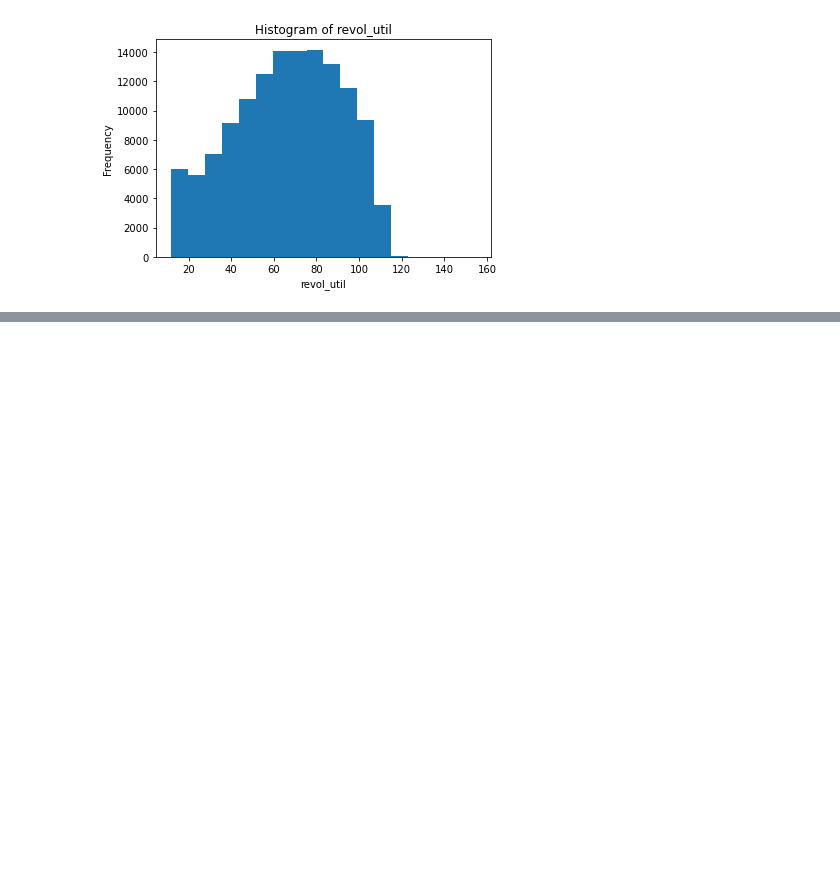
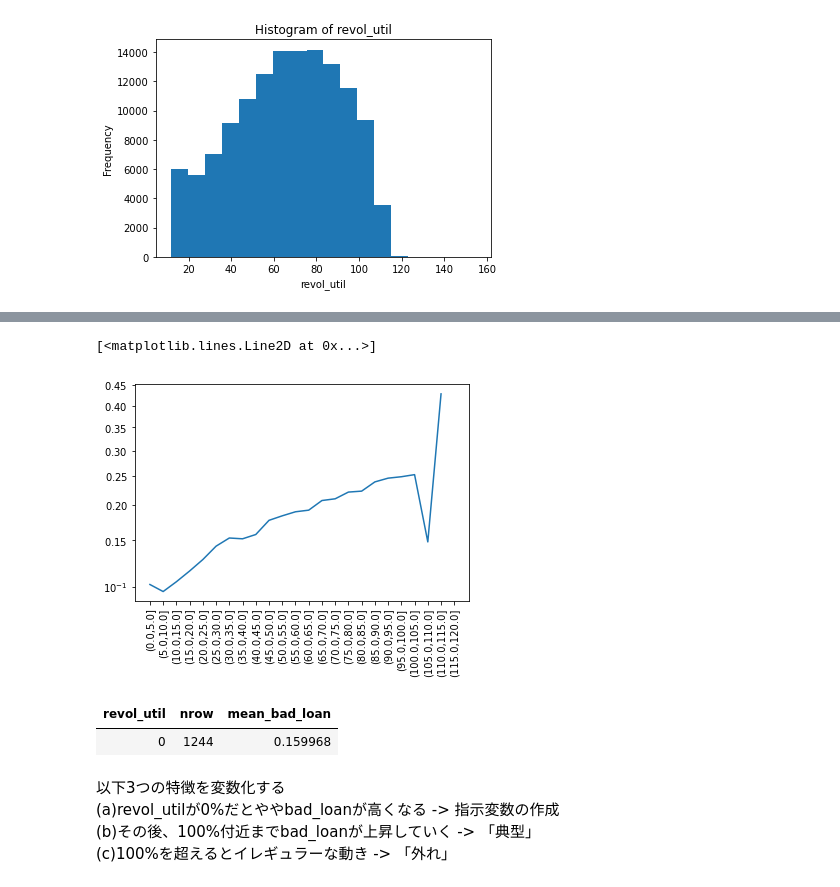
Before and after one commit to yukismd/H2O_3_Tutorial, a Jupyter notebook: python_api/Feature_Engineering_Deep_Dive.ipynb, the cells around one changed output, grey strips where cells are left out. Saved outputs shown, nothing was run; the diff lists cells and outputs as text; code cells hidden in the pictures; blank space fills up the shorter version.

```diff
--- a/python_api/Feature_Engineering_Deep_Dive.ipynb
+++ b/python_api/Feature_Engineering_Deep_Dive.ipynb
@@ -1180,0 +1190,9 @@ train["revol_util"].hist()
+# %%
+#> カテゴリ化してbad_loanの傾向を確認
+breaks = np.linspace(0, 120, 25).tolist()    # 0から120の間を等間隔に分け、25つの閾値を作成（24つの区間）
+train["revol_util_cat"] = train["revol_util"].cut(breaks = breaks)
+
+df = mean_target(train, "revol_util_cat")
+df.drop(df.index[:1], inplace=True)   # remove NaN
+
+df
@@ -1180,0 +1217,18 @@ train["revol_util"].hist()
+# %%
+plt.yscale("logit")
+plt.xticks(rotation = 90)
+plt.plot(df["revol_util_cat"], df["mean_bad_loan"])
+# %% [output]
+[<matplotlib.lines.Line2D at 0x...>]
+[figure, added]
+# %%
+#> revol_utilが0のbad_loanの割合
+train[["revol_util","bad_loan"]][train["revol_util"]==0].group_by("revol_util").count().mean().get_frame()
+# %% [output]
+| revol_util | nrow | mean_bad_loan |
+| 0 | 1244 | 0.159968 |
+# %% [markdown]
+以下3つの特徴を変数化する
+(a)revol_utilが0%だとややbad_loanが高くなる -> 指示変数の作成
+(b)その後、100%付近までbad_loanが上昇していく -> 「典型」
+(c)100%を超えるとイレギュラーな動き -> 「外れ」
```
Also changed, not shown: parts of 37 cells of this notebook.
